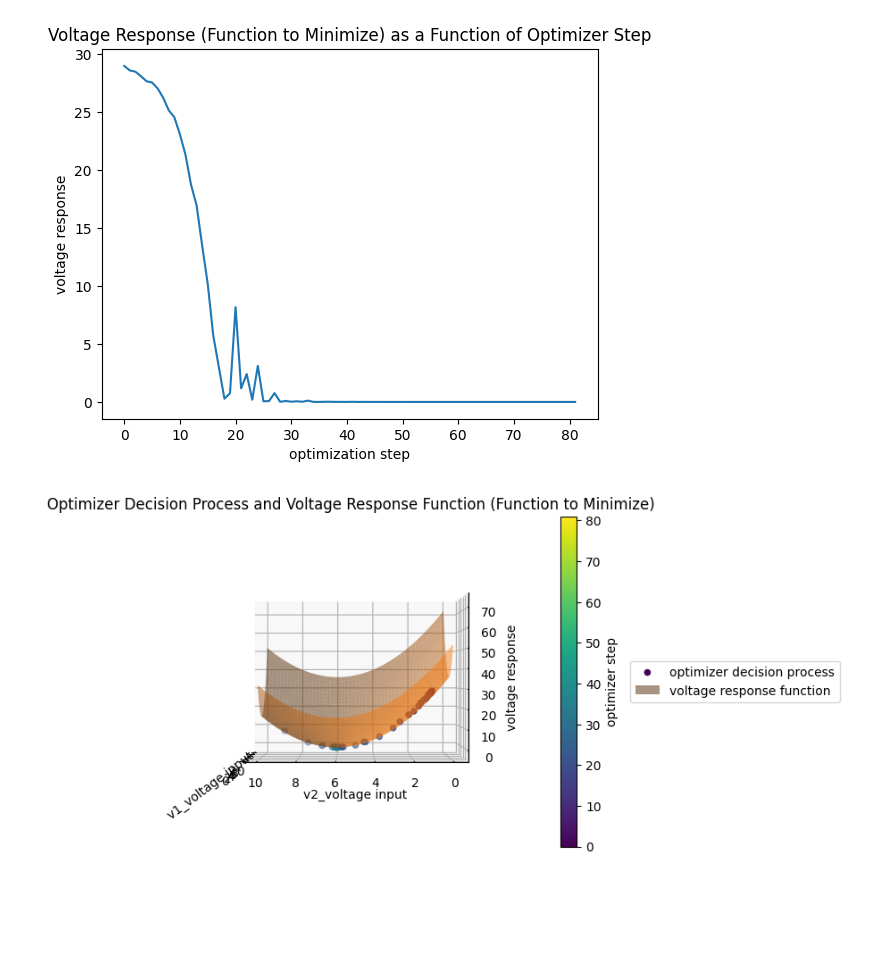
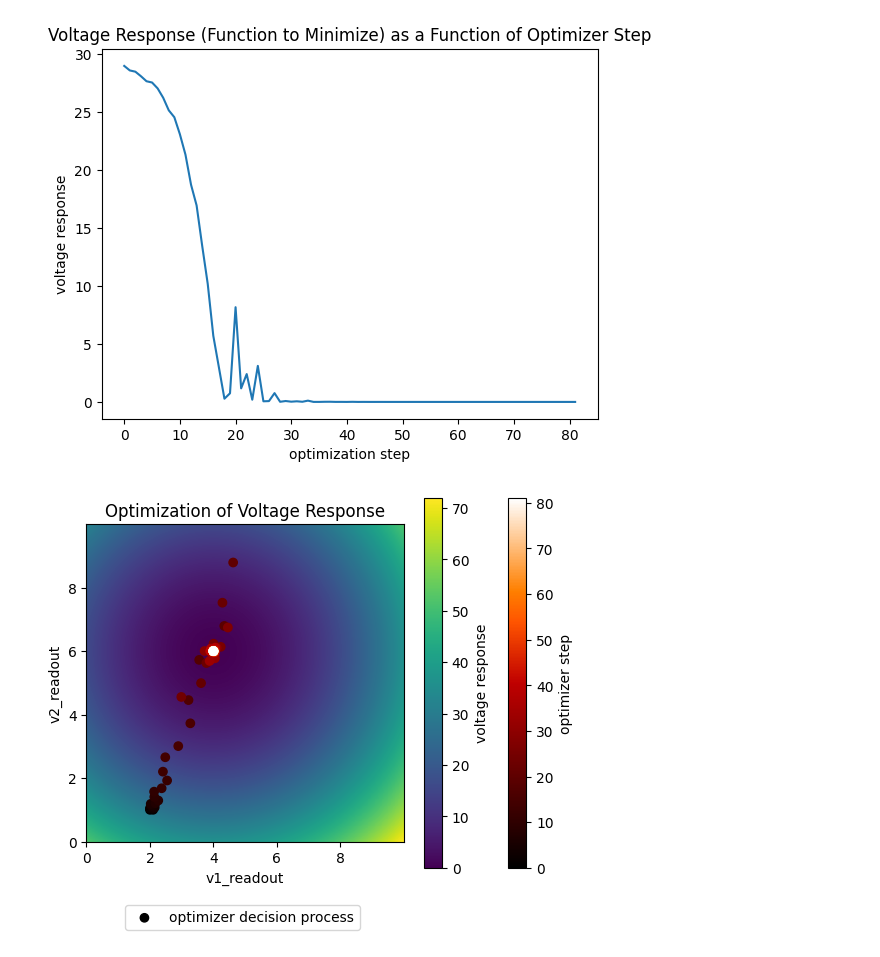
Before and after one commit to sandialabs/pyscan, a Jupyter notebook: demo_notebooks/08-example_optimize_scan_scipy_Nelder_Mead.ipynb, the cells around one changed output. Drawn from its saved outputs; the diff is of its cells as text; code cells hidden in the pictures; blank space fills up the shorter version.

Commit message:
improved figures live_plot draft, pcolormesh

```diff
--- a/demo_notebooks/08-example_optimize_scan_scipy_Nelder_Mead.ipynb
+++ b/demo_notebooks/08-example_optimize_scan_scipy_Nelder_Mead.ipynb
@@ -123,4 +138,20 @@ def plot_optim(elevation, azimuth):
+# %%
+def plot_optim_pcm():
+    fig, ax = plt.subplots()
+    x, y = np.mgrid[0:10:.01, 0:10:.01]
+    z = np.array(voltage_response(np.ravel(x), np.ravel(y)))
+    z = z.reshape(x.shape)
+    pcm = ax.pcolormesh(x, y, z)
+    scatter = ax.scatter(expt.v1_readout, expt.v2_readout, c=range(len(expt.v1_readout)),
+                cmap='gist_heat')
+    ax.set_box_aspect(1)
+    fig.colorbar(scatter, label="optimizer step")
+    fig.colorbar(pcm, label="voltage response")
+    ax.legend(["optimizer decision process",], loc='lower left', bbox_to_anchor=(.1, -.3))
+    ax.set_xlabel("v1_readout")
+    ax.set_ylabel("v2_readout")
+    ax.set_title("Optimization of Voltage Response")
 # %%
-plot_optim(0, 180)
+plot_optim_pcm()
 # %% [output]
-[figure, old version]
+[figure, new version]
```
Also changed, not shown: parts of 13 cells of this notebook, 1 other file.
